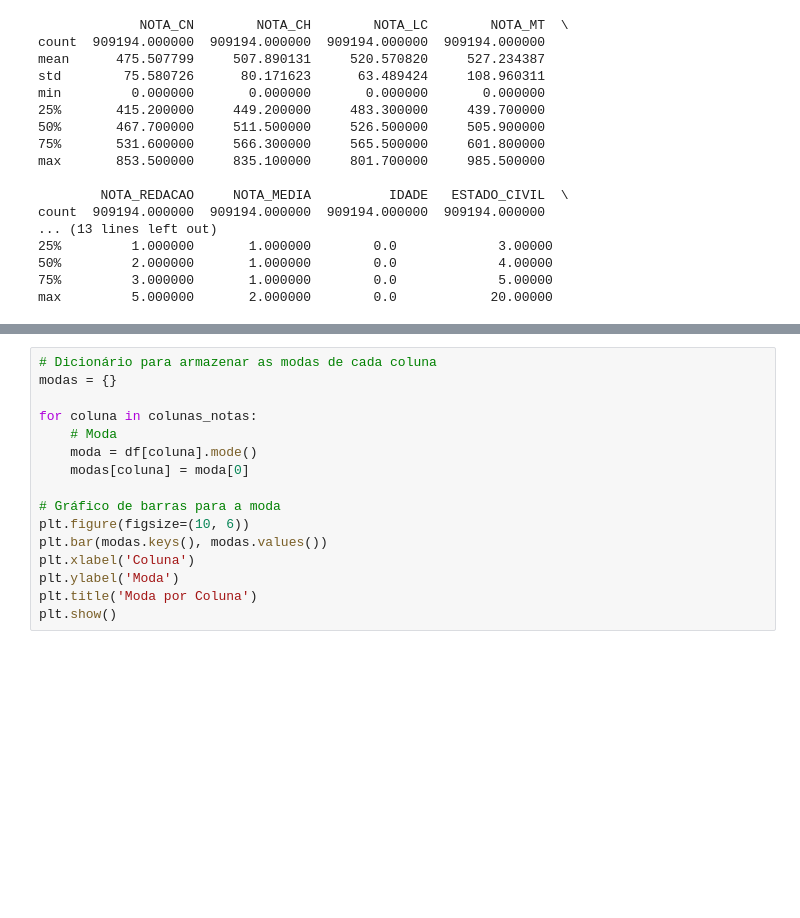
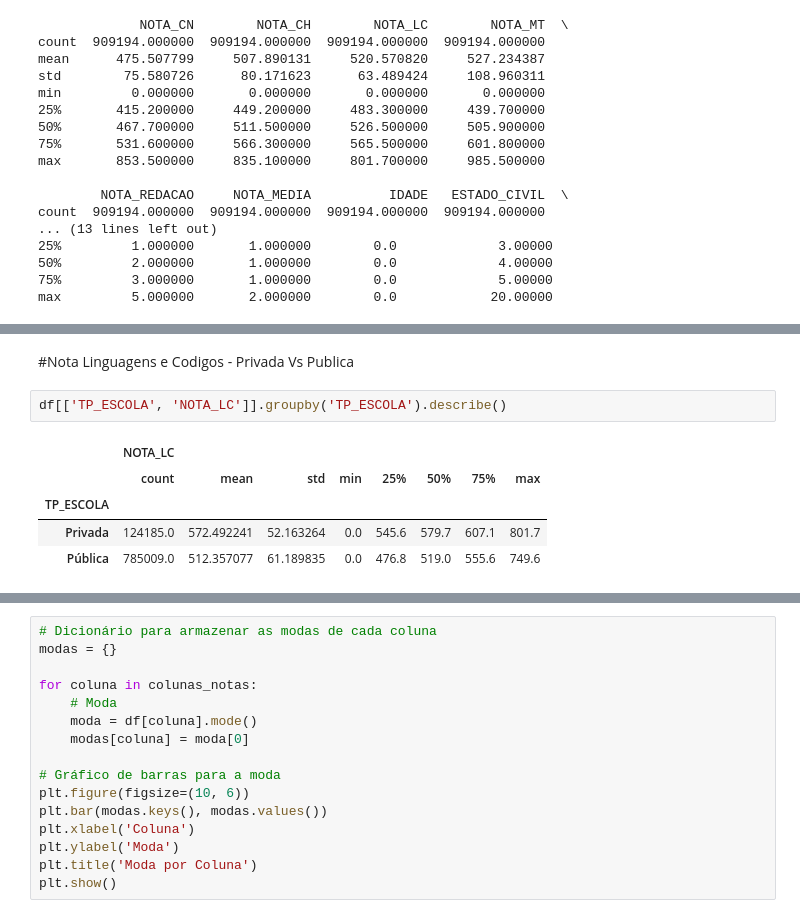
Before and after one commit to allandevbr92/MyResume, a Jupyter notebook: enem2019.ipynb, the cells around one changed output, grey strips where cells are left out. Cells and saved outputs as stored; diff of their text form; blank space fills up the shorter version.

```diff
--- a/enem2019.ipynb
+++ b/enem2019.ipynb
@@ -48,0 +99,10 @@ max         5.000000       2.000000        0.0            20.00000
+# %% [markdown]
+#Nota Linguagens e Codigos - Privada Vs Publica
+# %%
+df[['TP_ESCOLA', 'NOTA_LC']].groupby('TP_ESCOLA').describe()
+# %% [output]
+|  | NOTA_LC |  |  |  |  |  |  |  |
+|  | count | mean | std | min | 25% | 50% | 75% | max |
+| TP_ESCOLA |  |  |  |  |  |  |  |  |
+| Privada | 124185.0 | 572.492241 | 52.163264 | 0.0 | 545.6 | 579.7 | 607.1 | 801.7 |
+| Pública | 785009.0 | 512.357077 | 61.189835 | 0.0 | 476.8 | 519.0 | 555.6 | 749.6 |
```
Also changed, not shown: parts of 32 cells of this notebook.
